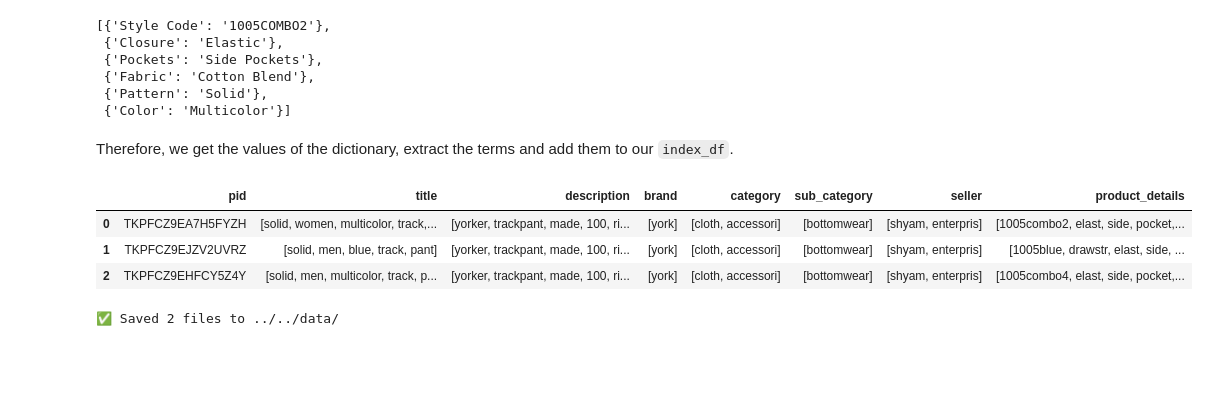
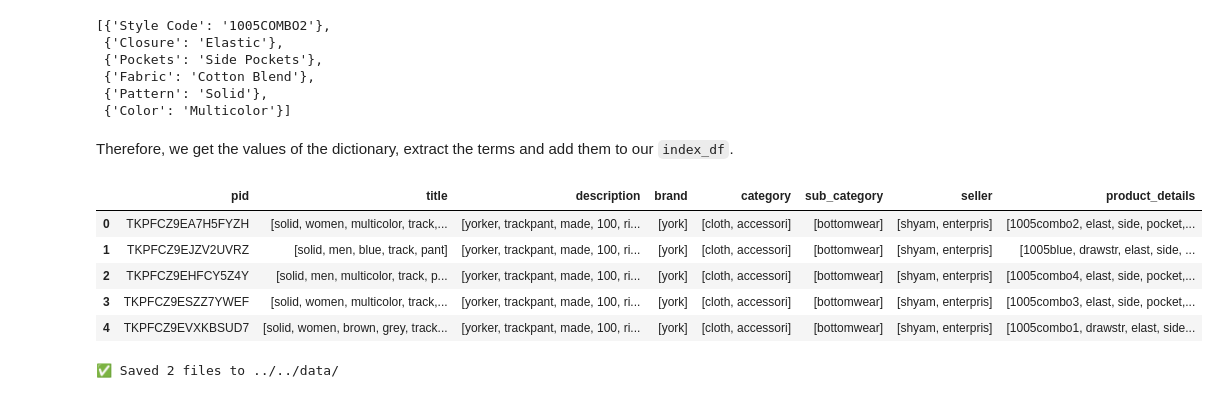
Before and after one commit to froggyalchemist/irwa-search-engine, a Jupyter notebook: project_progress/part_1/preprocessing.ipynb, the cells around one changed output. Saved outputs shown, nothing was run; the diff lists cells and outputs as text; code cells hidden in the pictures; blank space fills up the shorter version.

```diff
--- a/project_progress/part_1/preprocessing.ipynb
+++ b/project_progress/part_1/preprocessing.ipynb
@@ -225,12 +212,14 @@ def values_to_string(details):
 # %%
 # Preprocess (lowercase, stem, etc.) and add to our index info
 index_df['product_details'] = df['product_details'].apply(values_to_string).apply(build_terms)
-index_df.head(3)
+index_df.head(5)
 # %% [output]
 |  | pid | title | description | brand | category | sub_category | seller | product_details |
 | 0 | TKPFCZ9EA7H5FYZH | [solid, women, multicolor, track,... | [yorker, trackpant, made, 100, ri... | [york] | [cloth, accessori] | [bottomwear] | [shyam, enterpris] | [1005combo2, elast, side, pocket,... |
 | 1 | TKPFCZ9EJZV2UVRZ | [solid, men, blue, track, pant] | [yorker, trackpant, made, 100, ri... | [york] | [cloth, accessori] | [bottomwear] | [shyam, enterpris] | [1005blue, drawstr, elast, side, ... |
 | 2 | TKPFCZ9EHFCY5Z4Y | [solid, men, multicolor, track, p... | [yorker, trackpant, made, 100, ri... | [york] | [cloth, accessori] | [bottomwear] | [shyam, enterpris] | [1005combo4, elast, side, pocket,... |
+| 3 | TKPFCZ9ESZZ7YWEF | [solid, women, multicolor, track,... | [yorker, trackpant, made, 100, ri... | [york] | [cloth, accessori] | [bottomwear] | [shyam, enterpris] | [1005combo3, elast, side, pocket,... |
+| 4 | TKPFCZ9EVXKBSUD7 | [solid, women, brown, grey, track... | [yorker, trackpant, made, 100, ri... | [york] | [cloth, accessori] | [bottomwear] | [shyam, enterpris] | [1005combo1, drawstr, elast, side... |
 # %%
 df.to_csv(data_dir + f"fashion_products.csv", index=False)
 index_df.to_csv(data_dir + f"index_info.csv", index=False)
```
Also changed, not shown: parts of 3 cells of this notebook.
